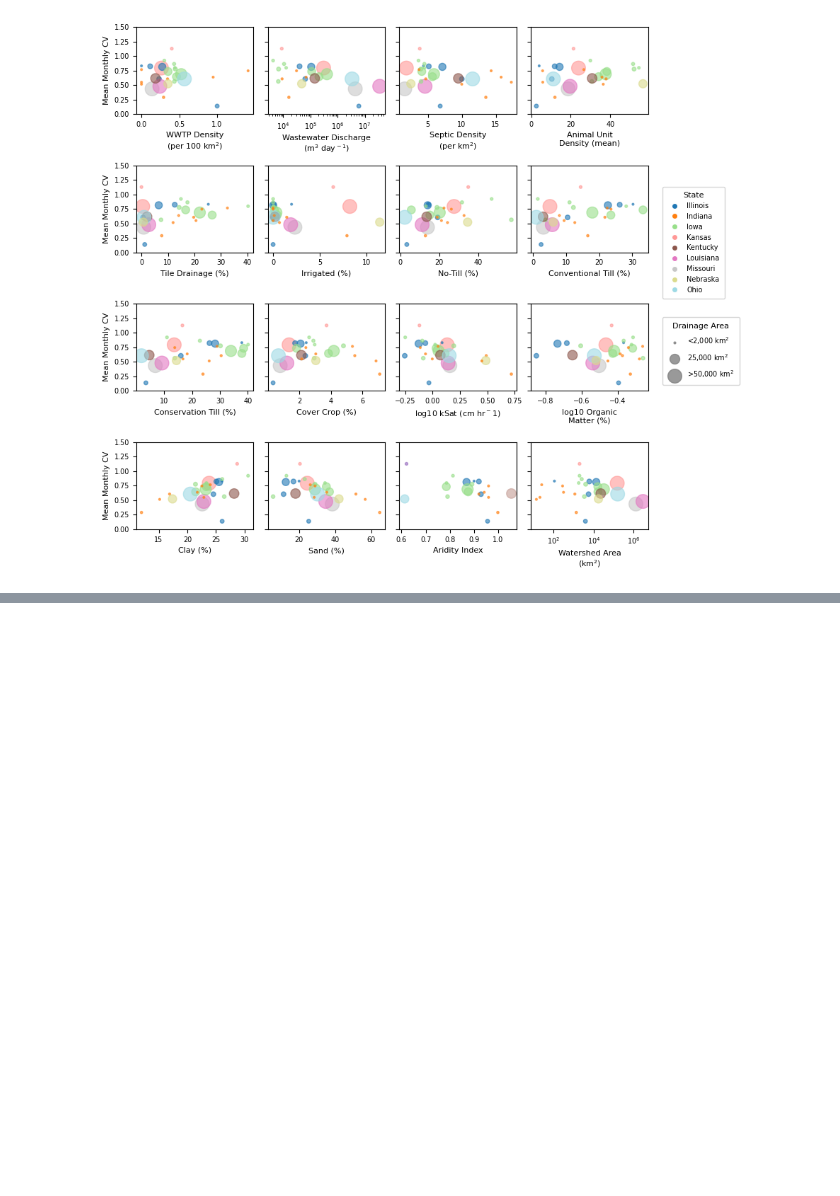
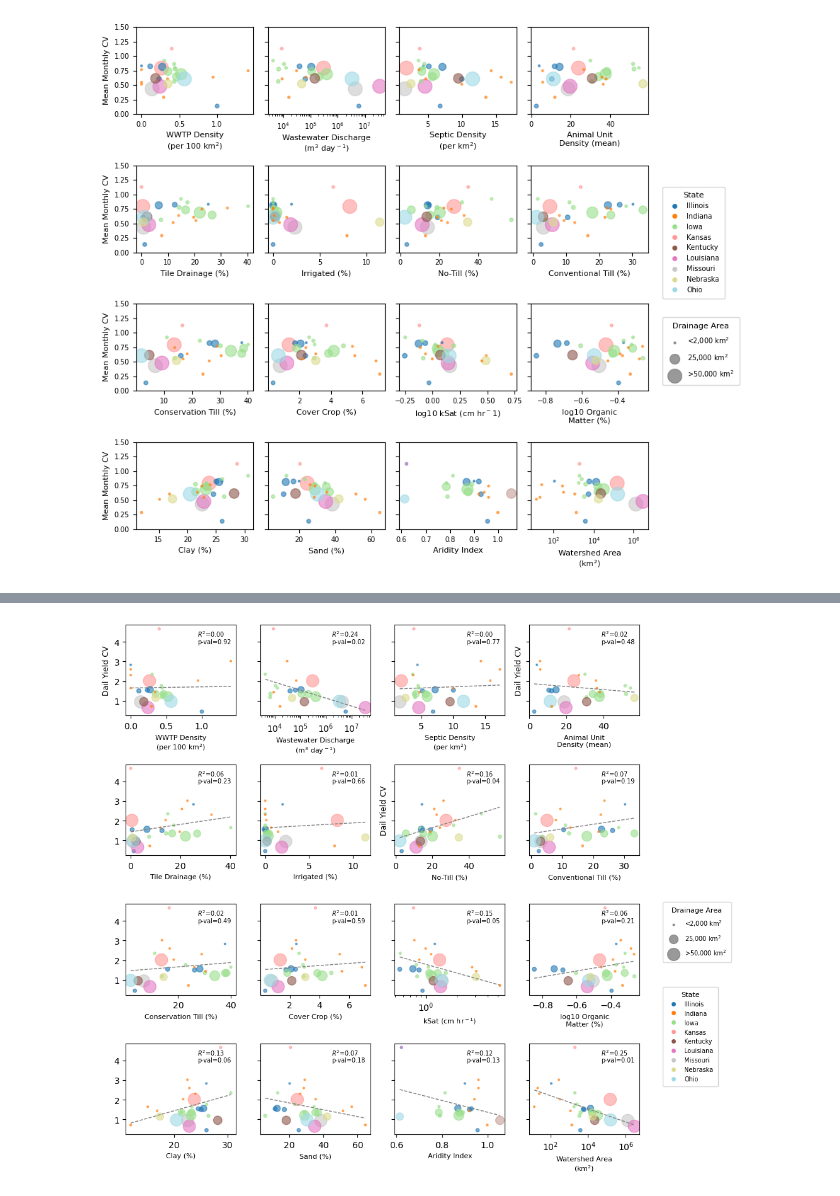
Before and after one commit to danykakbyrnes/STREAM_seasonality, a Jupyter notebook: spatial_data_exploration.ipynb, the cells around one changed output, grey strips where cells are left out. Saved outputs shown, nothing was run; the diff lists cells and outputs as text; code cells hidden in the pictures; blank space fills up the shorter version.

```diff
--- a/spatial_data_exploration.ipynb
+++ b/spatial_data_exploration.ipynb
@@ -859,0 +934,99 @@ TtestResult(statistic=np.float64(9.083258104971366), pvalue=np.float64(2.5815706
+# %%
+cv_daily_basinchar_lu['kSat_cmhr'] = 10**cv_daily_basinchar_lu['kSat_log10_cmhr']
+
+plot_cols = [
+    # Wastewater / point sources
+    ('wwtp_density_per_100km2',     'WWTP Density\n(per 100 km$^2$)'),
+    ('waste_dis_total_m3_d',        'Wastewater Discharge\n(m$^3$ day$^-$$^1$)'),
+    ('septic_density_km2',          'Septic Density\n(per km$^2$)'),
+    # Agriculture
+    ('AU_density_mean',             'Animal Unit\nDensity (mean)'),
+    ('pct_tile_drained',            'Tile Drainage (%)'),
+    ('pct_irrigated',               'Irrigated (%)'),
+    ('cons_no_till_pct',            'No-Till (%)'),
+    ('cons_conven_till_pct',        'Conventional Till (%)'),
+    ('cons_conser_till_pct',        'Conservation Till (%)'),
+    ('cons_cover_crop_pct',         'Cover Crop (%)'),
+    # Soils
+    ('kSat_cmhr',                   'kSat (cm hr$^-$$^1$)'),
+    ('om_log10_pct',                'log10 Organic\nMatter (%)'),
+    ('clay_pct',                    'Clay (%)'),
+    ('sand_pct',                    'Sand (%)'),
+    # Climate
+    ('ari_ix_sav',                  'Aridity Index'),
+    # Watershed
+    ('area_km2',                    'Watershed Area\n(km$^2$)'),
+]
+
+cmap_states = plt.cm.tab20
+marker_scale = 250
+size = np.clip(cv_daily_basinchar_lu['drainagearea_sqkm'], 1000, 50000) / marker_scale
+
+state_categories = cv_daily_basinchar_lu['state_name'].astype('category')
+state_codes = state_categories.cat.codes
+unique_states = state_categories.cat.categories
+norm = mcolors.Normalize(vmin=0, vmax=len(unique_states) - 1)
+
+fig, axes = plt.subplots(4, 4, figsize=(9, 9), sharex=False, sharey=True)
+ax = axes.flatten()
+
+y_all = cv_daily_basinchar_lu['cv_daily']
+
+for i, (col, label) in enumerate(plot_cols):
+    log_panel = col in ('area_km2', 'waste_dis_total_m3_d', 'kSat_cmhr')
+    if log_panel:
+        ax[i].set_xscale('log')
+
+    ax[i].scatter(cv_daily_basinchar_lu[col], y_all, s=size, alpha=0.6,
+                  c=state_codes, cmap=cmap_states)
+    ax[i].set_xlabel(label, fontsize=8)
+
+    # --- line of best fit + R^2 ---
+    x_raw = cv_daily_basinchar_lu[col]
+
+    # If log scale, x_fit = log(x_raw), otherwise x_fit = x_raw
+    xfit = np.log10(x_raw) if log_panel else x_raw   # fit in log space for log panels
+
+    # This part is important for now because AI doesn't have all the values
+    m = np.isfinite(y_all) & np.isfinite(xfit)           # drops NaN, and x<=0 on log panels
+
+    # to fit only the visible window, add:  & (y_all <= 1.253)
+    if m.sum() >= 3:
+        reg = linregress(xfit[m], y_all[m])
+        xx = np.linspace(xfit[m].min(), xfit[m].max(), 100)
+        yy = reg.slope * xx + reg.intercept
+
+        # plot the linear relationship in the log space if it's area or WWTP discharge
+        ax[i].plot(10**xx if log_panel else xx, yy, color='grey', lw=1, linestyle='--', )
+        ax[i].text(0.65, 0.95, f'$R^2$={reg.rvalue**2:.2f}',
+                   transform=ax[i].transAxes, fontsize=7, va='top')
+        ax[i].text(0.65, 0.85, f'p-val={reg.pvalue:.2f}',
+                   transform=ax[i].transAxes, fontsize=7, va='top')
+
+for i in (0, 3, 6):                 # y labels on left column
+    ax[i].set_ylabel("Dail Yield CV", fontsize=9)
+
+legend_sizes = [4, 100, 200]
+legend_labels = ['<2,000 km$^2$', '25,000 km$^2$', '>50,000 km$^2$']
+legend_handles_size = [
+    plt.scatter([], [], s=s, color='grey', linestyle='-', alpha=0.8, label=label)
+    for s, label in zip(legend_sizes, legend_labels)
+]
+legend_handles_colour = [
+    Line2D([0], [0], marker='o', color='w', markerfacecolor=cmap_states(norm(i)),
+           markersize=6, label=state)
+    for i, state in enumerate(unique_states)
+]
+fig.legend(handles=legend_handles_size, title='Drainage Area',
+           loc='upper left', ncol=1, fontsize=7, title_fontsize=8,
+           bbox_to_anchor=(1, 0.5), labelspacing=0.9, borderpad=0.8)
+fig.legend(handles=legend_handles_colour, title='State',
+           loc='upper left', ncol=1, fontsize=7, title_fontsize=8,
+           bbox_to_anchor=(1, 0.35), borderpad=0.75)
+#fig.delaxes(ax[8])
+fig.tight_layout()
+
+plt.savefig('../OUTPUT/2_spatial_patterns/cv_daily_landuse_marker_area_state_all.png',
+            dpi=600, bbox_inches='tight')
+# %% [output]
+[figure, added]
```
Also changed, not shown: parts of 8 cells of this notebook.
